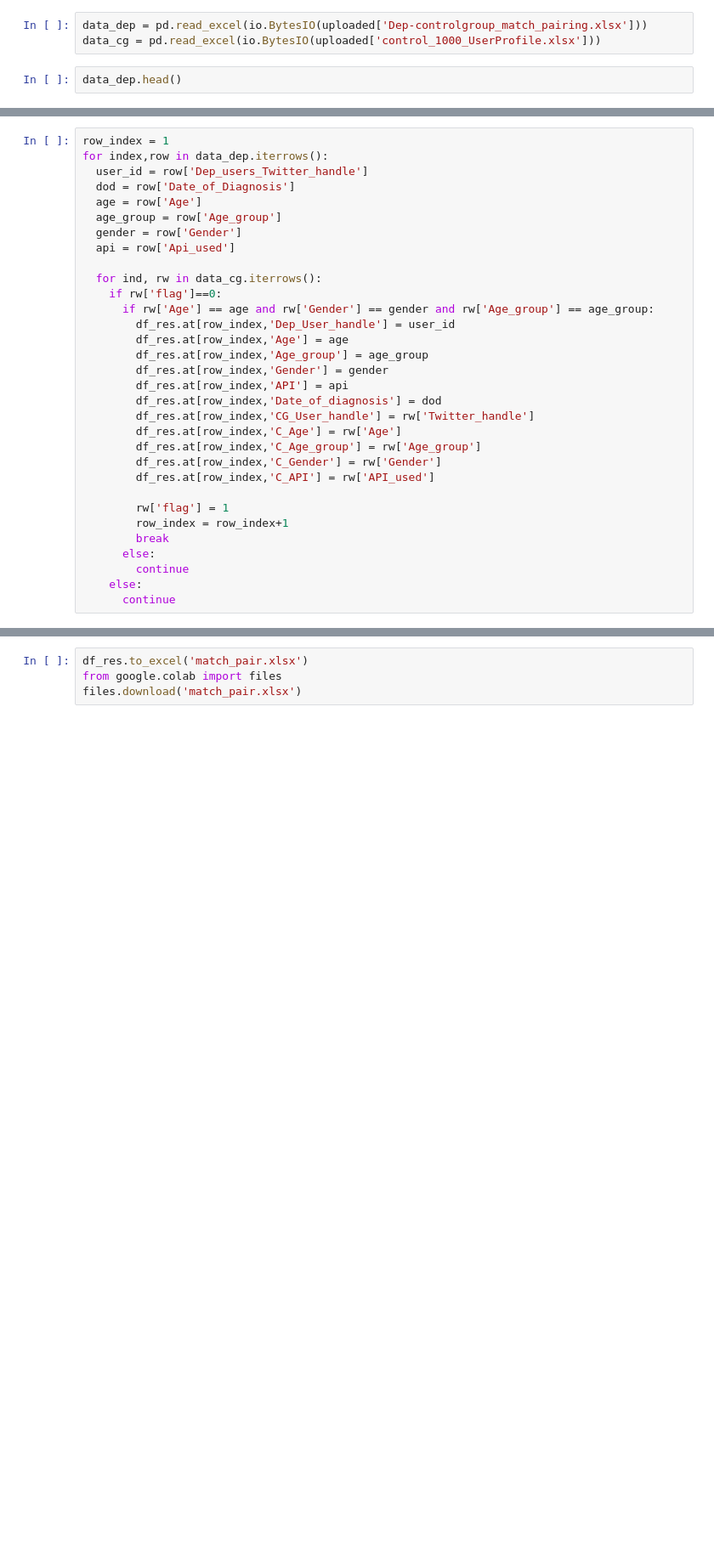
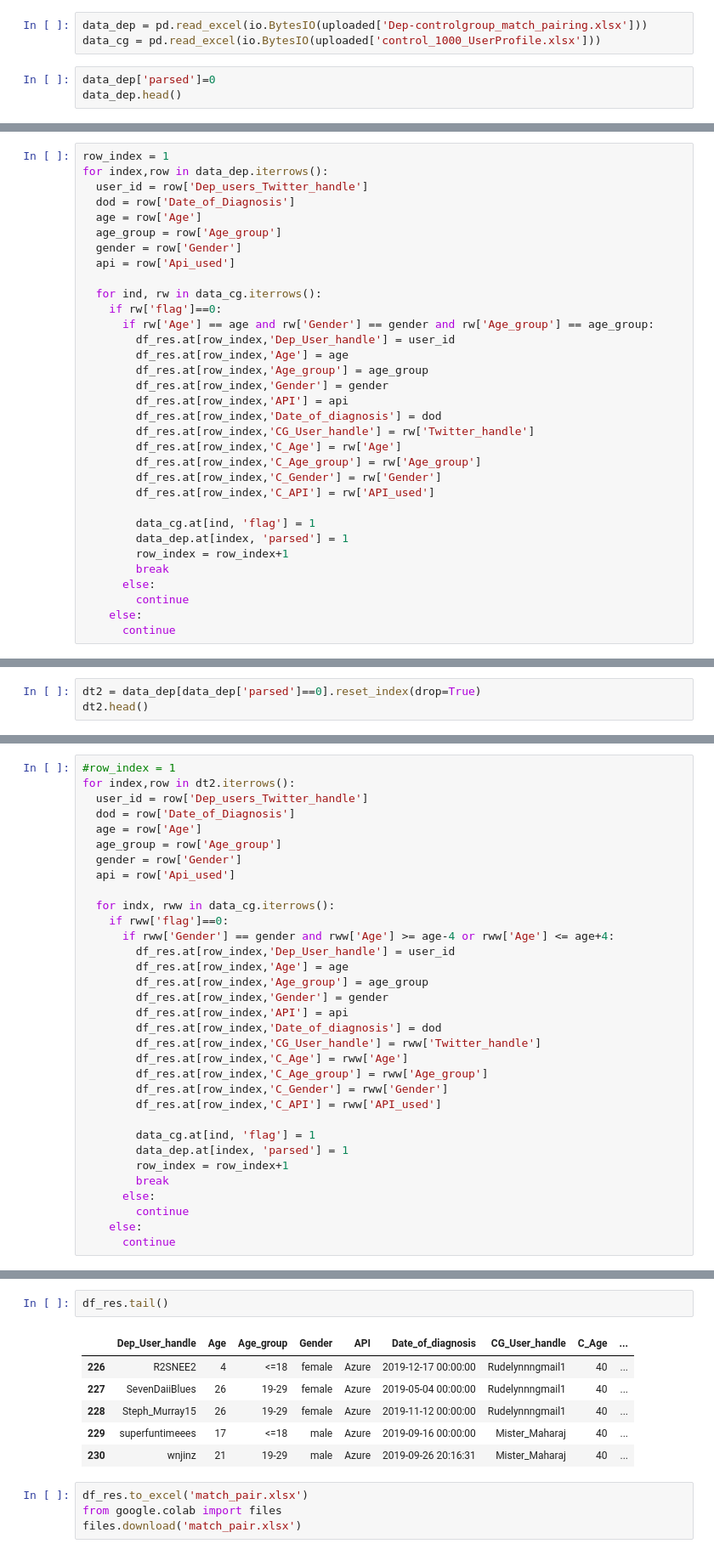
Before and after one commit to abhilashhn1993/topic-modeling-to-identify-depression-markers, a Jupyter notebook: ControlGroupMatchPairing.ipynb, the cells around one changed output, grey strips where cells are left out. Shown at 85% size. Cells and saved outputs as stored; diff of their text form; blank space fills up the shorter version.

```diff
--- a/ControlGroupMatchPairing.ipynb
+++ b/ControlGroupMatchPairing.ipynb
@@ -12,4 +16,5 @@ uploaded = files.upload()
 data_dep = pd.read_excel(io.BytesIO(uploaded['Dep-controlgroup_match_pairing.xlsx']))
 data_cg = pd.read_excel(io.BytesIO(uploaded['control_1000_UserProfile.xlsx']))
 # %%
+data_dep['parsed']=0
 data_dep.head()
@@ -45,7 +66,8 @@ for index,row in data_dep.iterrows():
         df_res.at[row_index,'C_Gender'] = rw['Gender']
         df_res.at[row_index,'C_API'] = rw['API_used']
 
-        rw['flag'] = 1
+        data_cg.at[ind, 'flag'] = 1
+        data_dep.at[index, 'parsed'] = 1
         row_index = row_index+1
         break
       else:
@@ -54,0 +83,3 @@ for index,row in data_dep.iterrows():
+# %%
+dt2 = data_dep[data_dep['parsed']==0].reset_index(drop=True)
+dt2.head()
@@ -55 +102,34 @@ for index,row in data_dep.iterrows():
+# %%
+#row_index = 1
+for index,row in dt2.iterrows():
+  user_id = row['Dep_users_Twitter_handle']
+  dod = row['Date_of_Diagnosis']
+  age = row['Age']
+  age_group = row['Age_group']
+  gender = row['Gender']
+  api = row['Api_used']
+
+  for indx, rww in data_cg.iterrows():
+    if rww['flag']==0:
+      if rww['Gender'] == gender and rww['Age'] >= age-4 or rww['Age'] <= age+4:
+        df_res.at[row_index,'Dep_User_handle'] = user_id
+        df_res.at[row_index,'Age'] = age
+        df_res.at[row_index,'Age_group'] = age_group
+        df_res.at[row_index,'Gender'] = gender
+        df_res.at[row_index,'API'] = api
+        df_res.at[row_index,'Date_of_diagnosis'] = dod
+        df_res.at[row_index,'CG_User_handle'] = rww['Twitter_handle']
+        df_res.at[row_index,'C_Age'] = rww['Age']
+        df_res.at[row_index,'C_Age_group'] = rww['Age_group']
+        df_res.at[row_index,'C_Gender'] = rww['Gender']
+        df_res.at[row_index,'C_API'] = rww['API_used']
+
+        data_cg.at[ind, 'flag'] = 1
+        data_dep.at[index, 'parsed'] = 1
+        row_index = row_index+1
+        break
+      else:
+        continue
+    else:
+      continue
 # %%
@@ -57,3 +139,12 @@ df_res.head()
+# %%
+df_res.tail()
+# %% [output]
+|  | Dep_User_handle | Age | Age_group | Gender | API | Date_of_diagnosis | CG_User_handle | C_Age | ... |
+| 226 | R2SNEE2 | 4 | <=18 | female | Azure | 2019-12-17 00:00:00 | Rudelynnngmail1 | 40 | ... |
+| 227 | SevenDaiiBlues | 26 | 19-29 | female | Azure | 2019-05-04 00:00:00 | Rudelynnngmail1 | 40 | ... |
+| 228 | Steph_Murray15 | 26 | 19-29 | female | Azure | 2019-11-12 00:00:00 | Rudelynnngmail1 | 40 | ... |
+| 229 | superfuntimeees | 17 | <=18 | male | Azure | 2019-09-16 00:00:00 | Mister_Maharaj | 40 | ... |
+| 230 | wnjinz | 21 | 19-29 | male | Azure | 2019-09-26 20:16:31 | Mister_Maharaj | 40 | ... |
 # %%
 df_res.to_excel('match_pair.xlsx')
 from google.colab import files
```
Also changed, not shown: parts of 8 cells of this notebook.
